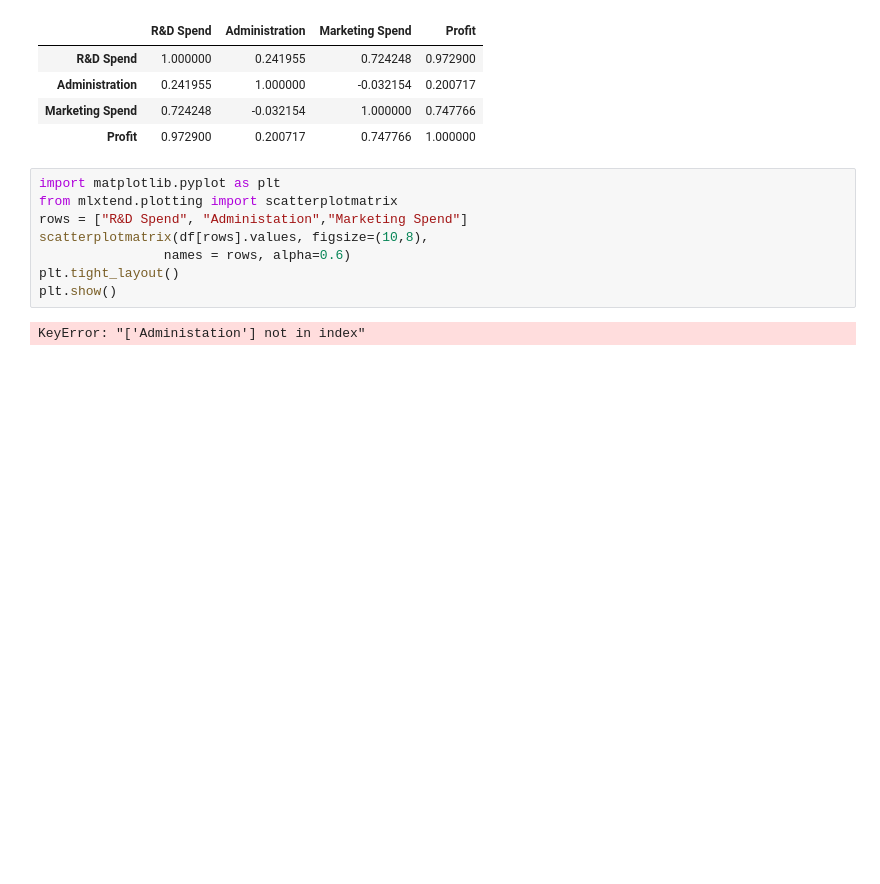
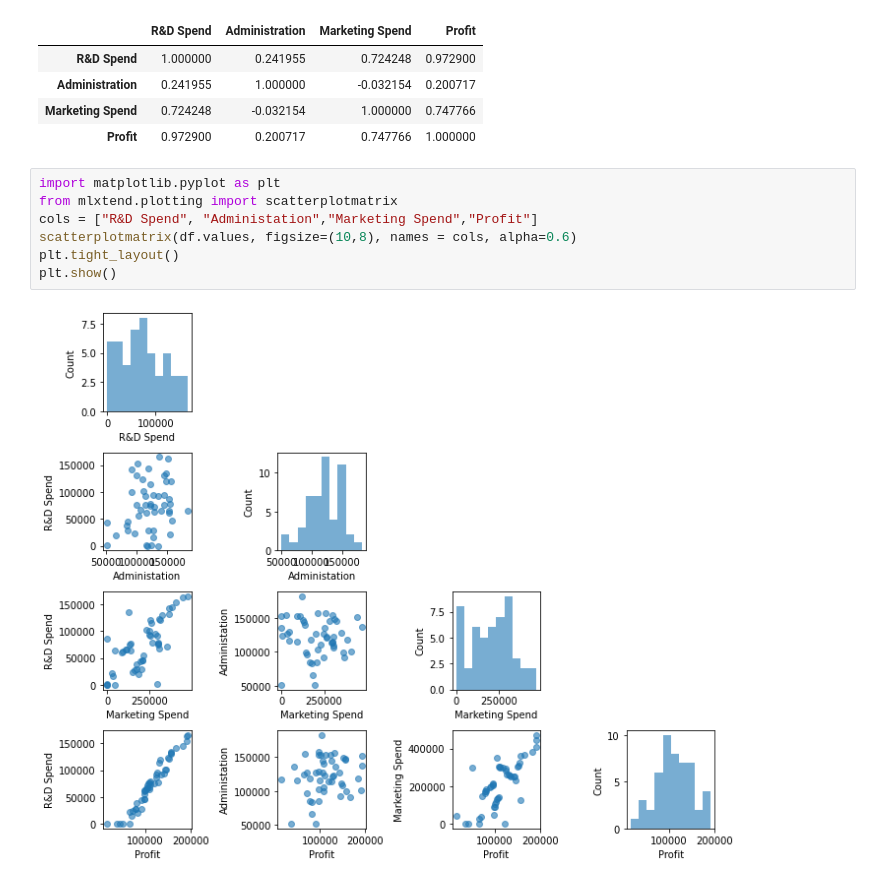
Before and after one commit to Sa20AI/Data-Science-Project, a Jupyter notebook: Lasso Regression.ipynb, the cells around one changed output. Saved outputs shown, nothing was run; the diff lists cells and outputs as text; blank space fills up the shorter version.

```diff
--- a/Lasso Regression.ipynb
+++ b/Lasso Regression.ipynb
@@ -76,12 +76,11 @@ df.corr()
 # %%
 import matplotlib.pyplot as plt
 from mlxtend.plotting import scatterplotmatrix
-rows = ["R&D Spend", "Administation","Marketing Spend"]
-scatterplotmatrix(df[rows].values, figsize=(10,8),
-                names = rows, alpha=0.6)
+cols = ["R&D Spend", "Administation","Marketing Spend","Profit"]
+scatterplotmatrix(df.values, figsize=(10,8), names = cols, alpha=0.6)
 plt.tight_layout()
 plt.show()
 # %% [output]
-KeyError: "['Administation'] not in index"
+[figure, added]
 # %%
 from mlxtend.plotting import heatmap
```
Also changed, not shown: parts of 14 cells of this notebook, 1 other file.
